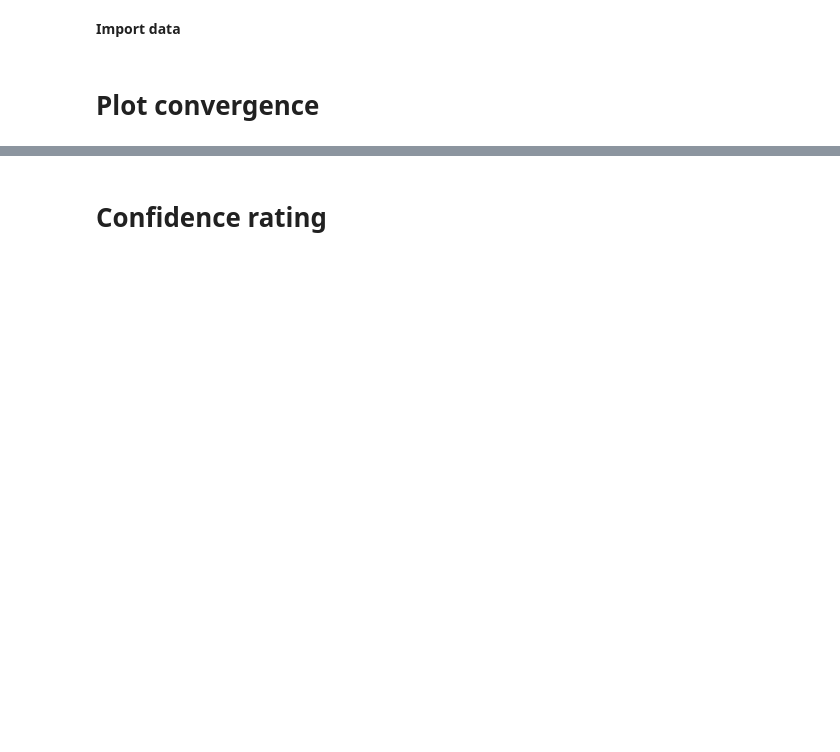
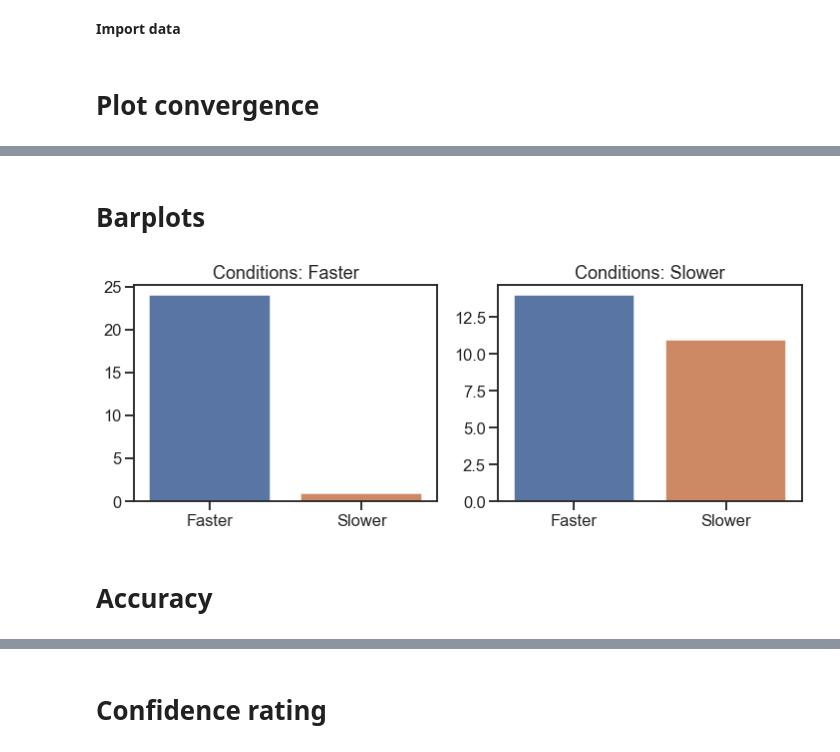
Before and after one commit to embodied-computation-group/Cardioception, a Jupyter notebook: cardioception/Analyses/Analyses.ipynb, the cells around one changed output, grey strips where cells are left out. Drawn from its saved outputs; the diff is of its cells as text; code cells hidden in the pictures; blank space fills up the shorter version.

```diff
--- a/cardioception/Analyses/Analyses.ipynb
+++ b/cardioception/Analyses/Analyses.ipynb
@@ -30,0 +45,20 @@ hrd_convergence(results_df[results_df.StairCond==0])
+# %% [markdown]
+# Barplots
+# %%
+plt.figure(figsize=(12, 4))
+plt.subplot(121)
+up = len(results_df[(results_df.Estimation == 'up') & (results_df.Condition == 'More')])
+down = len(results_df[(results_df.Estimation == 'down') & (results_df.Condition == 'More')])
+sns.barplot(x=['Faster', 'Slower'], y=[up, down])
+plt.title('Conditions: Faster')
+
+plt.subplot(122)
+up = len(results_df[(results_df.Estimation == 'up') & (results_df.Condition == 'Less')])
+down = len(results_df[(results_df.Estimation == 'down') & (results_df.Condition == 'Less')])
+sns.barplot(x=['Faster', 'Slower'], y=[up, down])
+plt.title('Conditions: Slower')
+plt.savefig('HRD_barplot.png', dpi=600)
+# %% [output]
+[figure, added]
+# %% [markdown]
+# Accuracy
```
Also changed, not shown: parts of 15 cells of this notebook, 34 other files.
